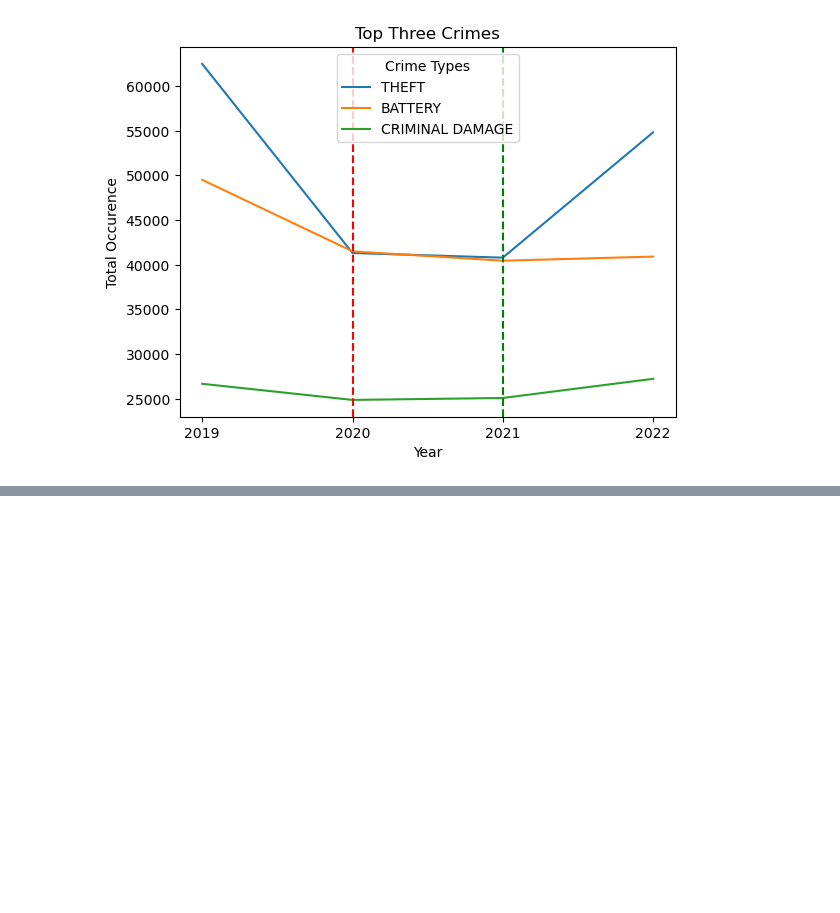
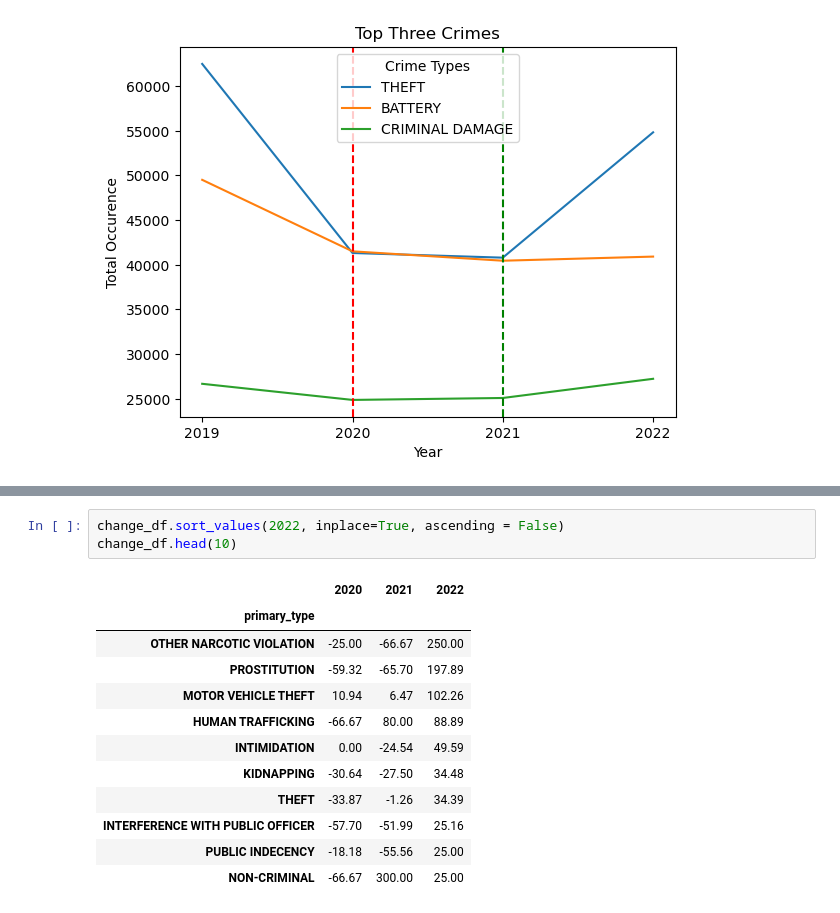
Before and after one commit to jdolinsky/chicago_crime, a Jupyter notebook: crime_increase_covid.ipynb, the cells around one changed output, grey strips where cells are left out. Drawn from its saved outputs; the diff is of its cells as text; blank space fills up the shorter version.

```diff
--- a/crime_increase_covid.ipynb
+++ b/crime_increase_covid.ipynb
@@ -108,0 +153,16 @@ plot = plot.legend(title='Crime Types')
+# %%
+change_df.sort_values(2022, inplace=True, ascending = False)
+change_df.head(10)
+# %% [output]
+|  | 2020 | 2021 | 2022 |
+| primary_type |  |  |  |
+| OTHER NARCOTIC VIOLATION | -25.00 | -66.67 | 250.00 |
+| PROSTITUTION | -59.32 | -65.70 | 197.89 |
+| MOTOR VEHICLE THEFT | 10.94 | 6.47 | 102.26 |
+| HUMAN TRAFFICKING | -66.67 | 80.00 | 88.89 |
+| INTIMIDATION | 0.00 | -24.54 | 49.59 |
+| KIDNAPPING | -30.64 | -27.50 | 34.48 |
+| THEFT | -33.87 | -1.26 | 34.39 |
+| INTERFERENCE WITH PUBLIC OFFICER | -57.70 | -51.99 | 25.16 |
+| PUBLIC INDECENCY | -18.18 | -55.56 | 25.00 |
+| NON-CRIMINAL | -66.67 | 300.00 | 25.00 |
```
Also changed, not shown: parts of 10 cells of this notebook.
